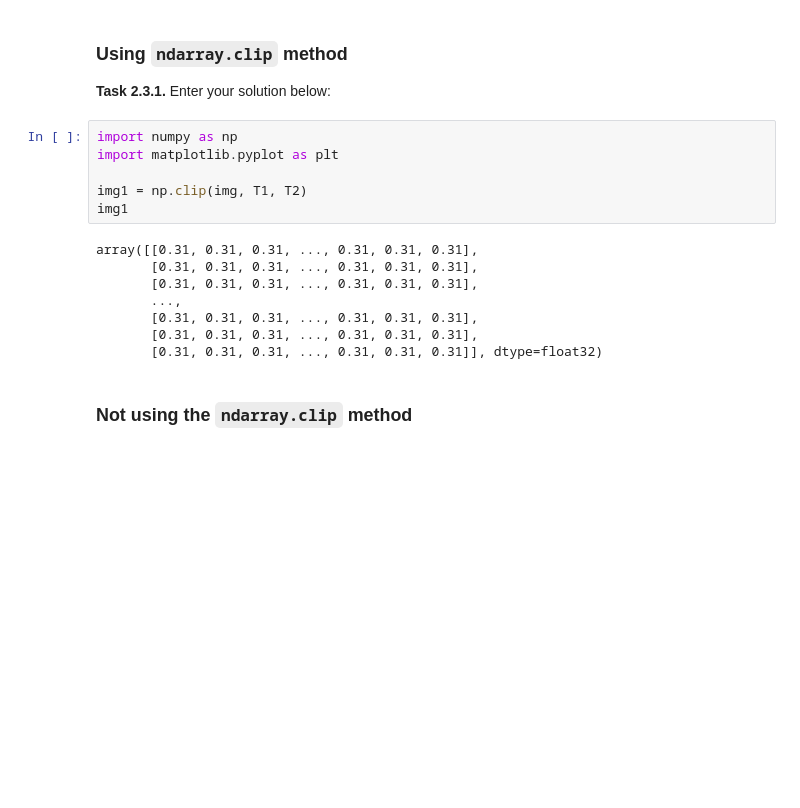
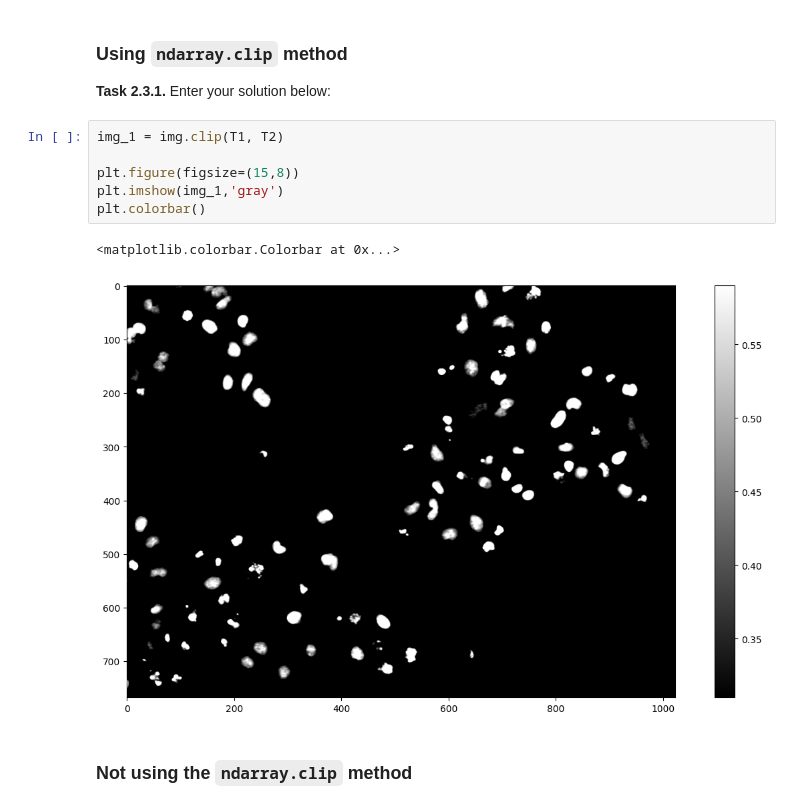
Before and after one commit to Vici0912/mobi-fs3-python, a Jupyter notebook: task2.ipynb, the cells around one changed output. Drawn from its saved outputs; the diff is of its cells as text; blank space fills up the shorter version.

```diff
--- a/task2.ipynb
+++ b/task2.ipynb
@@ -41,20 +46,15 @@ T2 = 0.59
 ### Using `ndarray.clip` method
 
 **<a id="#">Task 2.3.1.</a>** Enter your solution below:
-# %%
-import numpy as np
-import matplotlib.pyplot as plt
-
-img1 = np.clip(img, T1, T2)
-img1
-# %% [output]
-array([[0.31, 0.31, 0.31, ..., 0.31, 0.31, 0.31],
-       [0.31, 0.31, 0.31, ..., 0.31, 0.31, 0.31],
-       [0.31, 0.31, 0.31, ..., 0.31, 0.31, 0.31],
-       ...,
-       [0.31, 0.31, 0.31, ..., 0.31, 0.31, 0.31],
-       [0.31, 0.31, 0.31, ..., 0.31, 0.31, 0.31],
-       [0.31, 0.31, 0.31, ..., 0.31, 0.31, 0.31]], dtype=float32)
+# %%
+img_1 = img.clip(T1, T2)
+
+plt.figure(figsize=(15,8))
+plt.imshow(img_1,'gray')
+plt.colorbar()
+# %% [output]
+<matplotlib.colorbar.Colorbar at 0x...>
+[figure, added]
 # %% [markdown]
 ### Not using the `ndarray.clip` method
 # %% [markdown]
```
Also changed, not shown: parts of 4 cells of this notebook, 1 other file.
